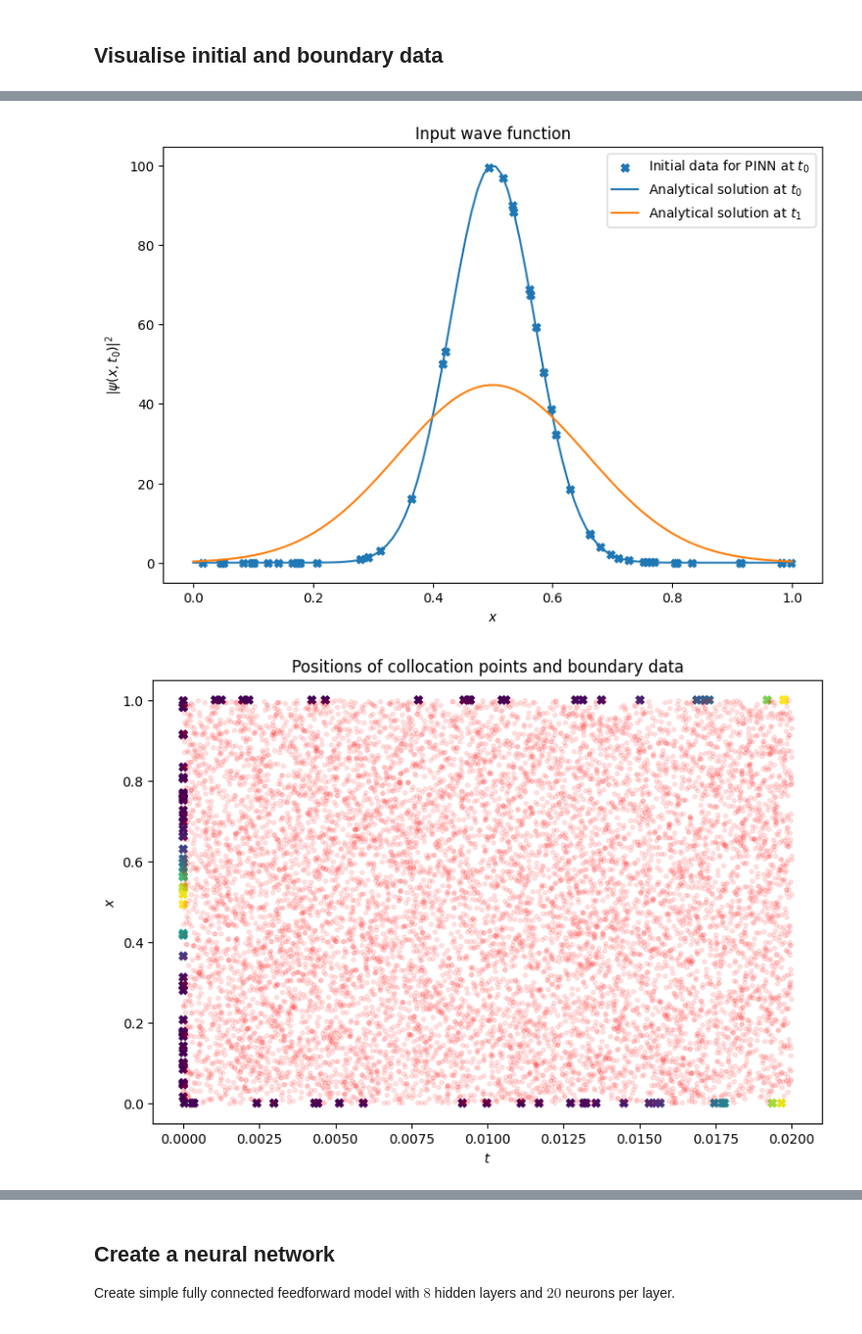
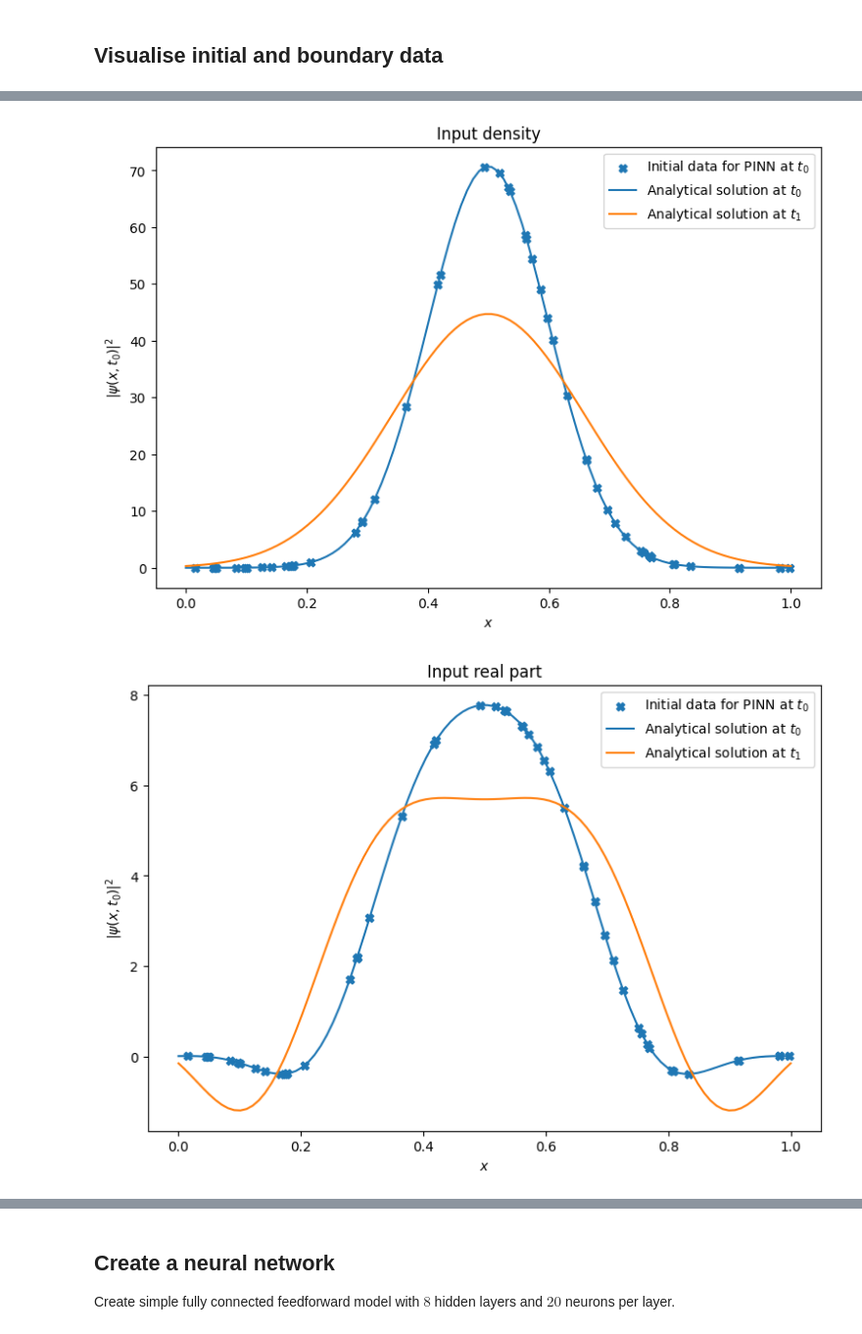
Before and after one commit to KunkelAlexander/pinn-tensorflow, a Jupyter notebook: linear_schroedinger_1d.ipynb, the cells around one changed output, grey strips where cells are left out. Shown at 98% size. Cells and saved outputs as stored; diff of their text form; code cells hidden in the pictures.

Commit message:
Update figures

```diff
--- a/linear_schroedinger_1d.ipynb
+++ b/linear_schroedinger_1d.ipynb
@@ -42,7 +42,7 @@ To enable the following instructions: AVX2 FMA, in other operations, rebuild Ten
 # %% [markdown]
 In the first test, we consider a stationary Gaussian wave packet in the center of the domain.
 # %%
-t0    = tf.constant(0.0)  # initial time
+t0    = tf.constant(0.01)  # initial time
 t1    = tf.constant(0.02) # final time
 xl    = tf.constant(0.0)  # left domain boundary
 xr    = tf.constant(1.0)  # right domain boundary
@@ -69,6 +69,14 @@ def psi(x, t):
 @tf.function
 def get_density(psi):
     return tf.square(psi[:, 0]) + tf.square(psi[:, 1])
+
+@tf.function
+def get_real(psi):
+    return psi[:, 0]
+
+@tf.function
+def get_imag(psi):
+    return psi[:, 1]
 # %% [markdown]
 Generate collocation points as well as points of initial and boundary data by random sampling from a uniform distribution.
 # %%
@@ -111,6 +120,7 @@ xt_initial.shape, psi_initial.shape, xt_boundary.shape, xt_initial.shape, xt_col
 import matplotlib.pyplot as plt
 
 n_linear     = 100
+
 # Make sure that input times and positions are tensors of shape (n, 1) because that is what psi expects
 t0_linear    = tf.ones((n_linear, 1)) * t0
 t1_linear    = tf.ones((n_linear, 1)) * t1
@@ -119,7 +129,7 @@ psi_0_linear = psi(x_linear, t0_linear)
 psi_1_linear = psi(x_linear, t1_linear)
 
 fig = plt.figure(figsize=(9,6))
-plt.title('Input wave function')
+plt.title('Input density')
 plt.scatter(x_initial, get_density(psi_initial),  marker='X', label="Initial data for PINN at $t_0$")
 plt.plot(x_linear, get_density(psi_0_linear), label=r"Analytical solution at $t_0$")
 plt.plot(x_linear, get_density(psi_1_linear), label=r"Analytical solution at $t_1$")
@@ -130,10 +140,32 @@ plt.show()
 plt.close()
 
 fig = plt.figure(figsize=(9,6))
+plt.title('Input real part')
+plt.scatter(x_initial, get_real(psi_initial),  marker='X', label="Initial data for PINN at $t_0$")
+plt.plot(x_linear, get_real(psi_0_linear), label=r"Analytical solution at $t_0$")
+plt.plot(x_linear, get_real(psi_1_linear), label=r"Analytical solution at $t_1$")
+plt.xlabel('$x$')
+plt.ylabel('$|\psi(x, t_0)|^2$')#
+plt.legend()
+plt.show()
+plt.close()
+
+fig = plt.figure(figsize=(9,6))
+plt.title('Input imag part')
+plt.scatter(x_initial, get_imag(psi_initial),  marker='X', label="Initial data for PINN at $t_0$")
+plt.plot(x_linear, get_imag(psi_0_linear), label=r"Analytical solution at $t_0$")
+plt.plot(x_linear, get_imag(psi_1_linear), label=r"Analytical solution at $t_1$")
+plt.xlabel('$x$')
+plt.ylabel('$|\psi(x, t_0)|^2$')#
+plt.legend()
+plt.show()
+plt.close()
+
+fig = plt.figure(figsize=(9,6))
 plt.title('Positions of collocation points and boundary data')
-plt.scatter(t_initial,     x_initial,     c=get_density(psi_initial),  marker='X')
-plt.scatter(t_boundary,    x_boundary,    c=get_density(psi_boundary), marker='X')
-plt.scatter(t_collocation, x_collocation, c='r', marker='.', alpha=0.1)
+plt.scatter(t_initial,     x_initial,     c=get_density(psi_initial),  marker='X', vmin=0, vmax=100)
+plt.scatter(t_boundary,    x_boundary,    c=get_density(psi_boundary), marker='X', vmin=0, vmax=100)
+plt.scatter(t_collocation, x_collocation, c=get_density(psi(x_collocation, t_collocation)), vmin=0, vmax=100, marker='.', alpha=0.1)
 plt.xlabel('$t$')
 plt.ylabel('$x$')
 plt.show()
@@ -141,2 +174,2 @@ plt.show()
-[figure, old version]
+[figure, new version]
-[figure, old version]
+[figure, new version]
```
Also changed, not shown: parts of 11 cells of this notebook.
